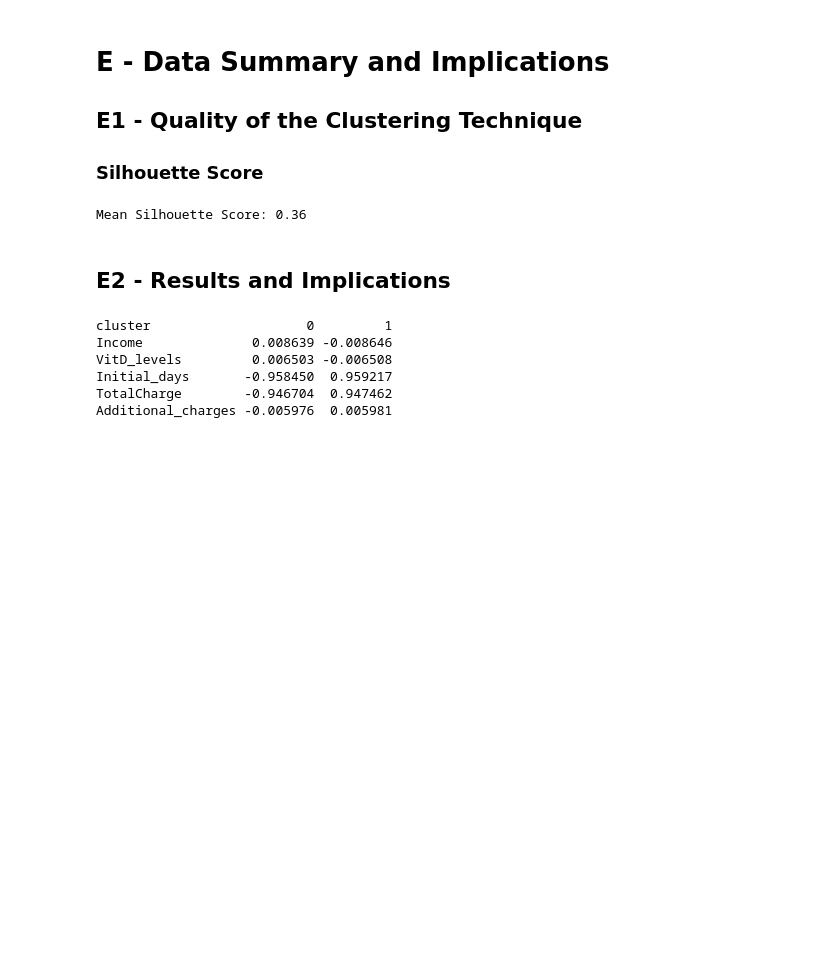
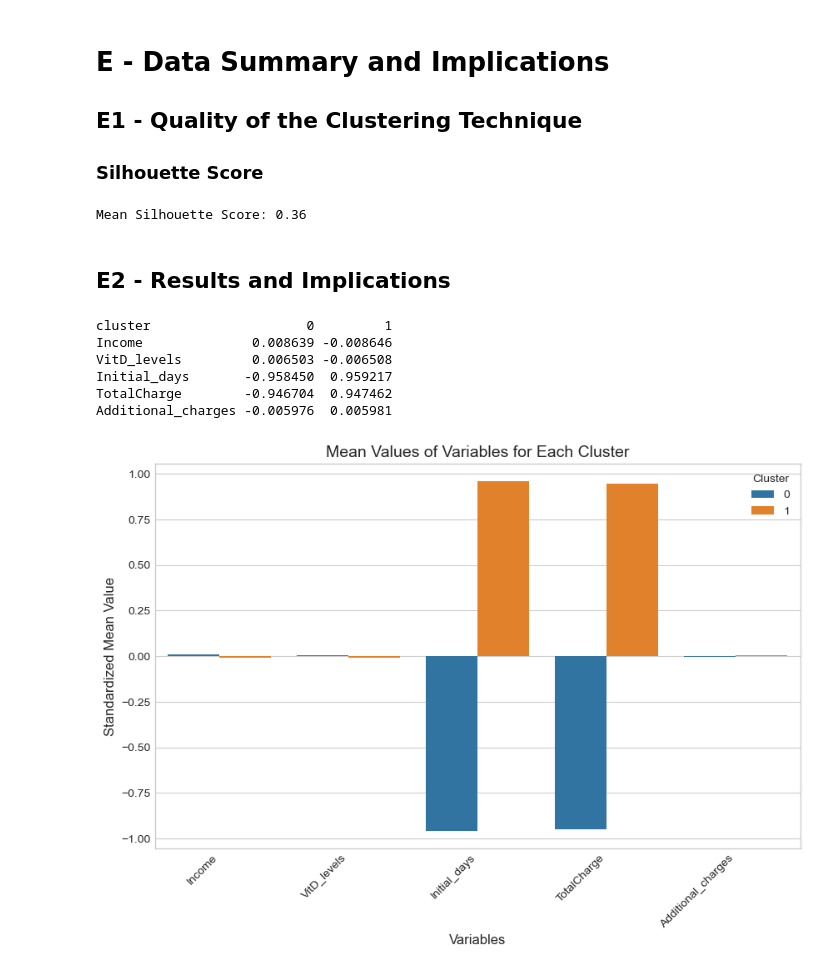
Before and after one commit to meorion/portfolio, a Jupyter notebook: kmeans/kmeans-clustering.ipynb, the cells around one changed output. Saved outputs shown, nothing was run; the diff lists cells and outputs as text; code cells hidden in the pictures; blank space fills up the shorter version.

```diff
--- a/kmeans/kmeans-clustering.ipynb
+++ b/kmeans/kmeans-clustering.ipynb
@@ -257,3 +257,23 @@ VitD_levels         0.006503 -0.006508
 Initial_days       -0.958450  0.959217
 TotalCharge        -0.946704  0.947462
 Additional_charges -0.005976  0.005981
+# %%
+# Melt the DataFrame to make it suitable for seaborn
+cluster_means_melted = cluster_means.reset_index().melt(id_vars='index', var_name='Cluster', value_name='Mean Value')
+
+# Create the bar chart using seaborn
+plt.figure(figsize=(10, 6))
+sns.barplot(x='index', y='Mean Value', hue='Cluster', data=cluster_means_melted)
+
+# Set chart title and labels
+plt.title('Mean Values of Variables for Each Cluster', fontsize=14)
+plt.xlabel('Variables', fontsize=12)
+plt.ylabel('Standardized Mean Value', fontsize=12)
+
+# Rotate x-axis labels (optional)
+plt.xticks(rotation=45, ha='right')
+
+# Show the plot
+plt.show()
+# %% [output]
+[figure, added]
```
Also changed, not shown: parts of 1 cell of this notebook.
